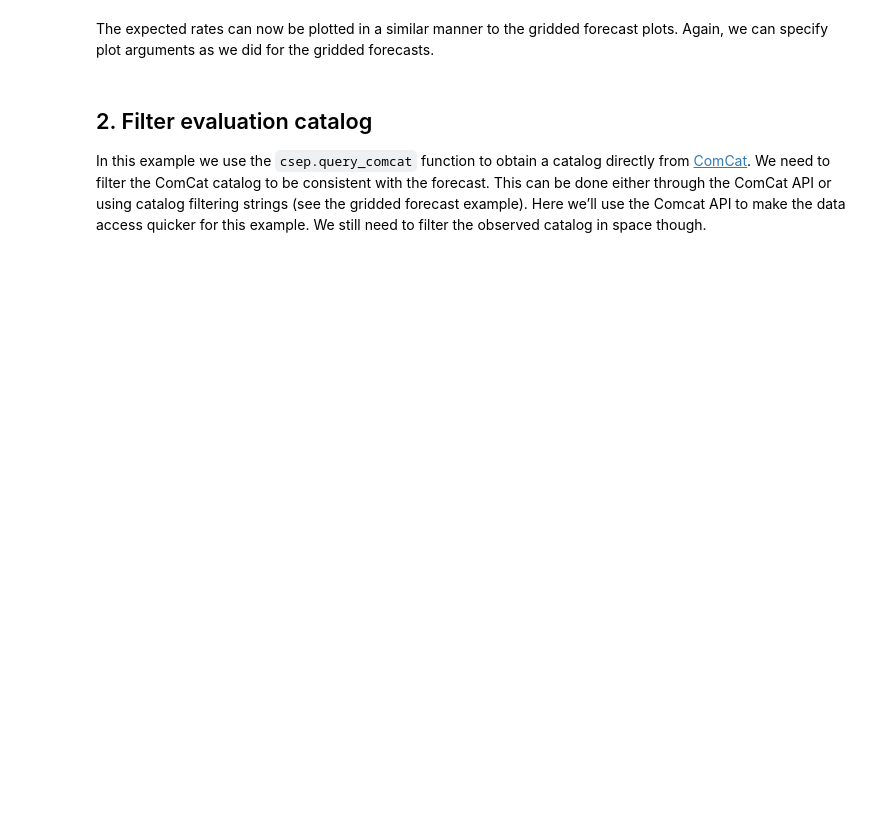
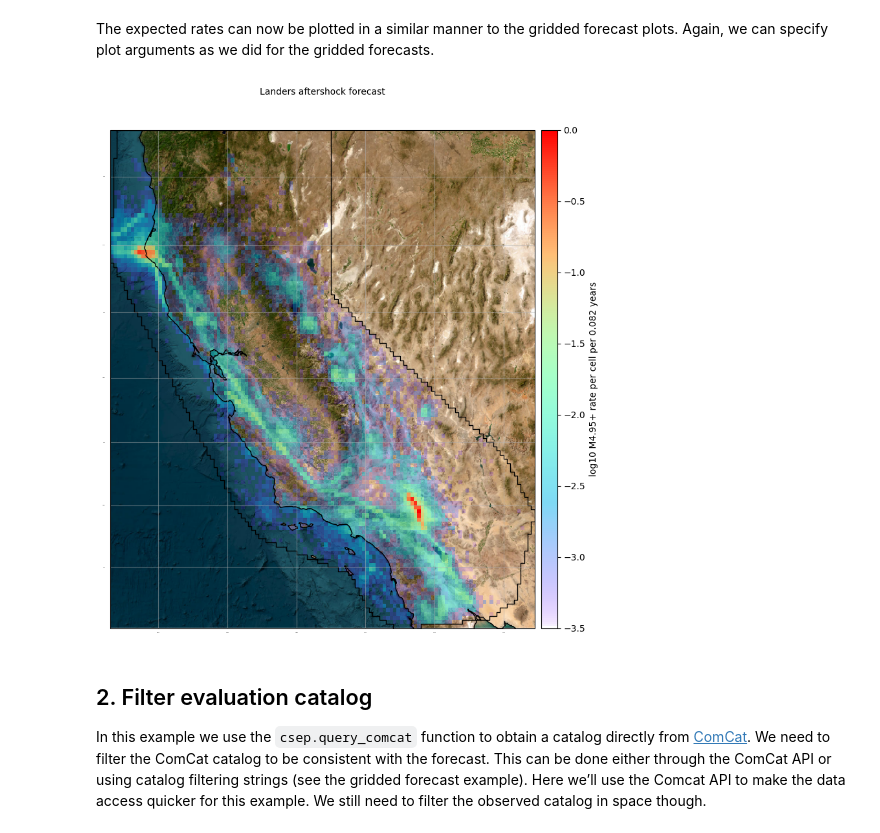
Before and after one commit to cseptesting/pycsep_workshop_statsei24, a Jupyter notebook: tutorials/PyCSEP_tutorial_catalog.ipynb, the cells around one changed output. Cells and saved outputs as stored; diff of their text form; code cells hidden in the pictures; blank space fills up the shorter version.

```diff
--- a/tutorials/PyCSEP_tutorial_catalog.ipynb
+++ b/tutorials/PyCSEP_tutorial_catalog.ipynb
@@ -48 +63,6 @@ space_magnitude_region = regions.create_space_magnitude_region(region, magnitude
+# %%
+forecast = csep.load_catalog_forecast('../workshop_data/forecasts/ucerf3-landers.csv',
+                                      start_time = start_time,
+                                      end_time = end_time,
+                                      region = space_magnitude_region)
 # %% [markdown]
@@ -54,5 +69,0 @@ More fine-grain control and optimizations can be achieved by creating a `csep.co
-# %%
-forecast = csep.load_catalog_forecast(datasets.ucerf3_ascii_format_landers_fname,
-                                      start_time = start_time,
-                                      end_time = end_time,
-                                      region = space_magnitude_region)
@@ -67,15 +97,15 @@ The expected rates can now be plotted in a similar manner to the gridded forecas
 # %%
 args_forecast = {'title': 'Landers aftershock forecast',
                  'grid_labels': True,
-                 'borders': True,
-                 'feature_lw': 0.5,
                  'basemap': 'ESRI_imagery',
                  'cmap': 'rainbow',
-                 'alpha_exp': 0.9,
+                 'alpha_exp': 0.5,
                  'projection': cartopy.crs.Mercator(),
                  'clim':[-3.5, 0]}
 
 ax = expected_rates.plot(plot_args = args_forecast)
+# %% [output]
+[figure, added]
 # %% [markdown]
 ## 2. Filter evaluation catalog
 
```
Also changed, not shown: parts of 14 cells of this notebook, 1 other file.
